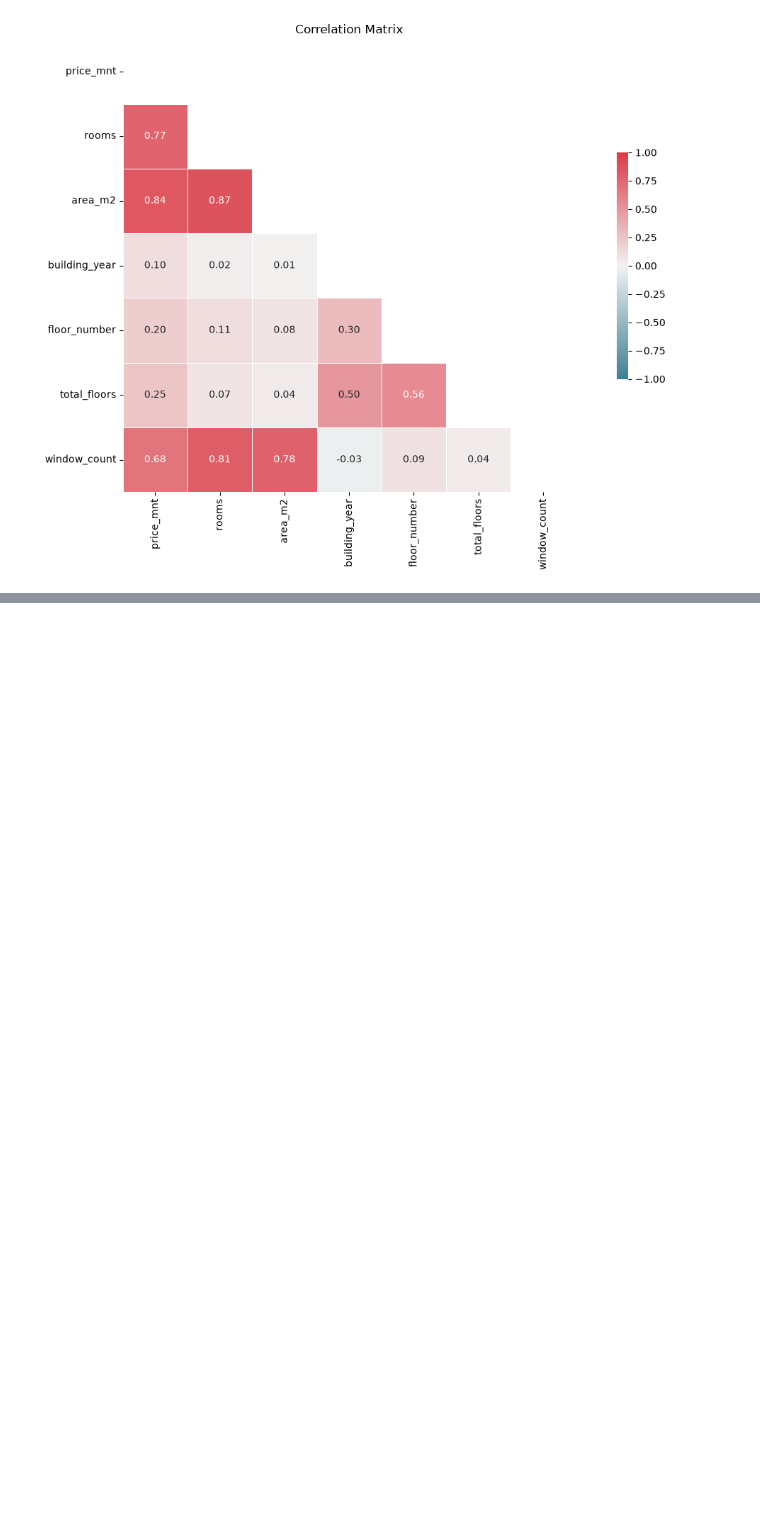
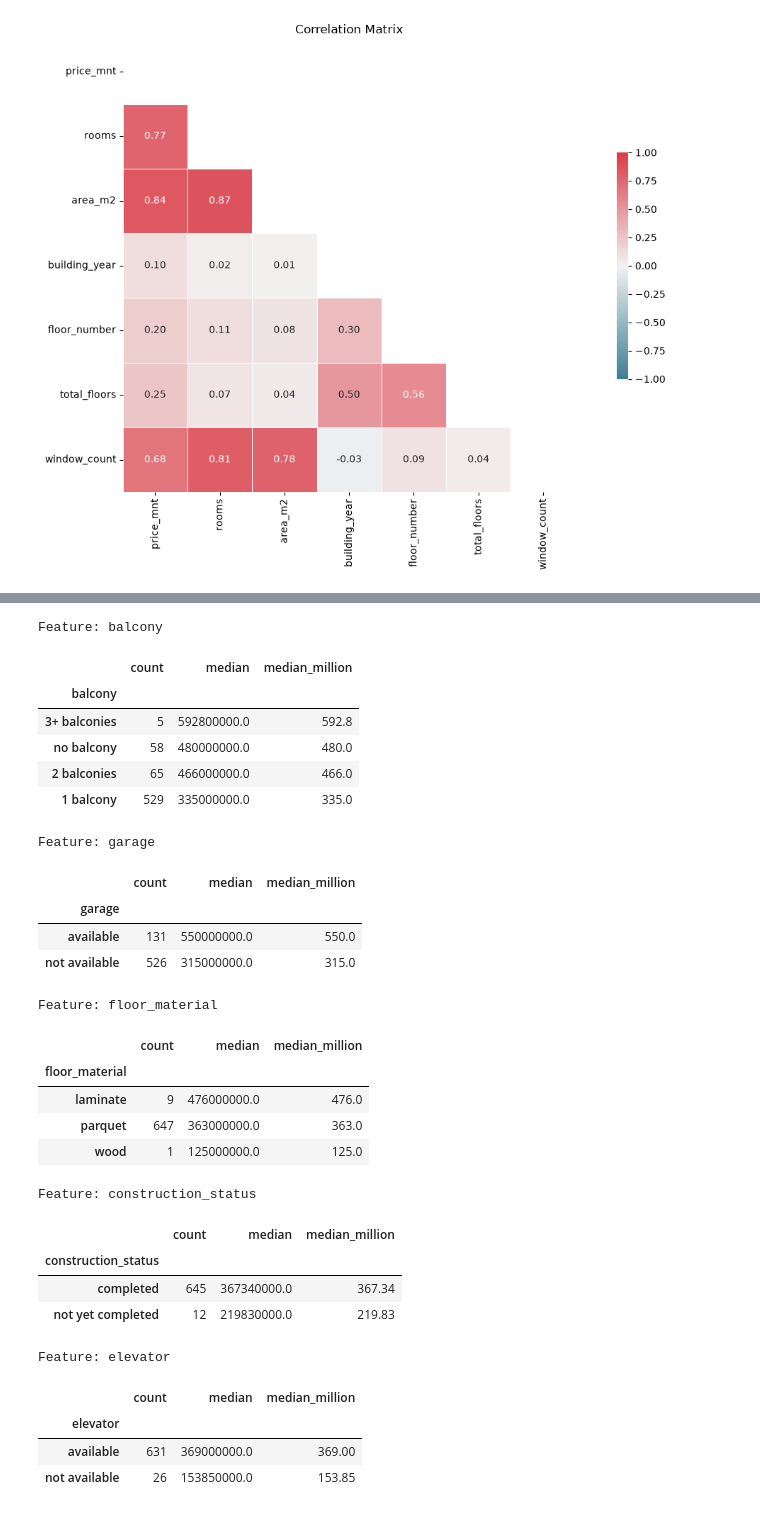
Before and after one commit to 2026328-Dashzeveg-Purevtogtokh/Machine-Learning-Sep26, a Jupyter notebook: CA1-ML-Apartment-Price-Prediction/notebooks/2026328_Machine_Learning_CA1_V1.ipynb, the cells around one changed output, grey strips where cells are left out. Cells and saved outputs as stored; diff of their text form; code cells hidden in the pictures; blank space fills up the shorter version.

```diff
--- a/CA1-ML-Apartment-Price-Prediction/notebooks/2026328_Machine_Learning_CA1_V1.ipynb
+++ b/CA1-ML-Apartment-Price-Prediction/notebooks/2026328_Machine_Learning_CA1_V1.ipynb
@@ -1299,0 +1441,52 @@ plt.show()
+# %%
+# Select features for comparison.
+features_to_check = [
+    "balcony",
+    "garage",
+    "floor_material",
+    "construction_status",
+    "elevator",
+]
+
+# Calculate median price by category.
+for col in features_to_check:
+    print("\nFeature:", col)
+
+    result = (
+        train_df.groupby(col, observed=True)["price_mnt"]
+        .agg(["count", "median"])
+        .sort_values("median", ascending=False)
+    )
+
+    result["median_million"] = result["median"] / 1_000_000
+
+    display(result)
+# %% [output]
+Feature: balcony
+|  | count | median | median_million |
+| balcony |  |  |  |
+| 3+ balconies | 5 | 592800000.0 | 592.8 |
+| no balcony | 58 | 480000000.0 | 480.0 |
+| 2 balconies | 65 | 466000000.0 | 466.0 |
+| 1 balcony | 529 | 335000000.0 | 335.0 |
+Feature: garage
+|  | count | median | median_million |
+| garage |  |  |  |
+| available | 131 | 550000000.0 | 550.0 |
+| not available | 526 | 315000000.0 | 315.0 |
+Feature: floor_material
+|  | count | median | median_million |
+| floor_material |  |  |  |
+| laminate | 9 | 476000000.0 | 476.0 |
+| parquet | 647 | 363000000.0 | 363.0 |
+| wood | 1 | 125000000.0 | 125.0 |
+Feature: construction_status
+|  | count | median | median_million |
+| construction_status |  |  |  |
+| completed | 645 | 367340000.0 | 367.34 |
+| not yet completed | 12 | 219830000.0 | 219.83 |
+Feature: elevator
+|  | count | median | median_million |
+| elevator |  |  |  |
+| available | 631 | 369000000.0 | 369.00 |
+| not available | 26 | 153850000.0 | 153.85 |
```
Also changed, not shown: parts of 14 cells of this notebook.
